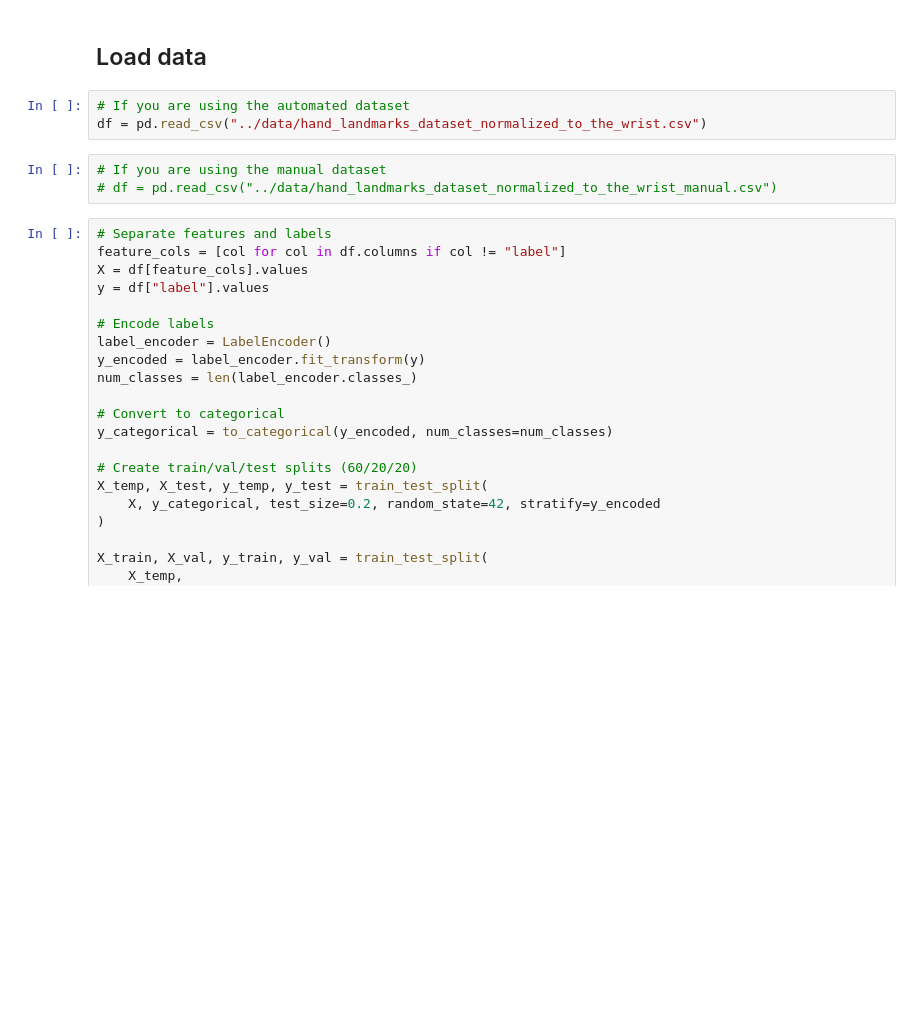
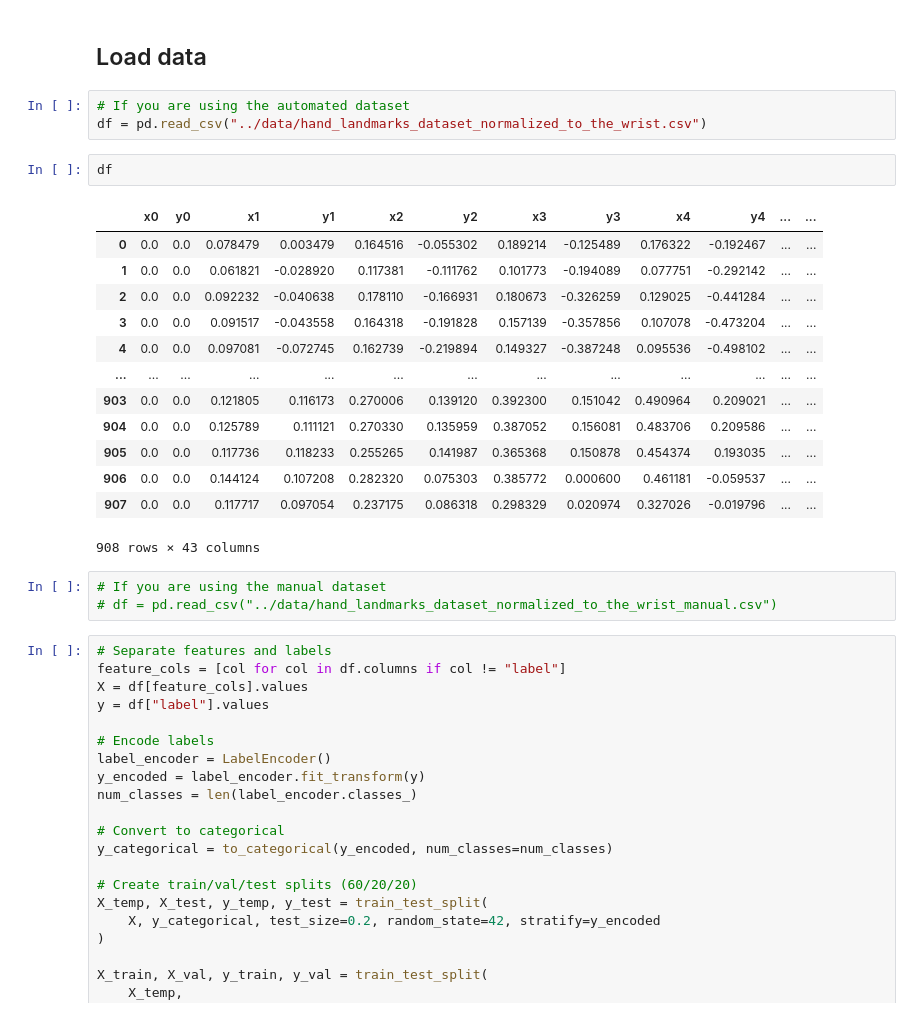
Before and after one commit to katanaboi/AirSketch, a Jupyter notebook: notebooks/neural_network.ipynb, the cells around one changed output. Saved outputs shown, nothing was run; the diff lists cells and outputs as text; blank space fills up the shorter version.

```diff
--- a/notebooks/neural_network.ipynb
+++ b/notebooks/neural_network.ipynb
@@ -9,6 +9,22 @@ import pandas as pd
 # %%
 # If you are using the automated dataset
 df = pd.read_csv("../data/hand_landmarks_dataset_normalized_to_the_wrist.csv")
+# %%
+df
+# %% [output]
+|  | x0 | y0 | x1 | y1 | x2 | y2 | x3 | y3 | x4 | y4 | ... | ... |
+| 0 | 0.0 | 0.0 | 0.078479 | 0.003479 | 0.164516 | -0.055302 | 0.189214 | -0.125489 | 0.176322 | -0.192467 | ... | ... |
+| 1 | 0.0 | 0.0 | 0.061821 | -0.028920 | 0.117381 | -0.111762 | 0.101773 | -0.194089 | 0.077751 | -0.292142 | ... | ... |
+| 2 | 0.0 | 0.0 | 0.092232 | -0.040638 | 0.178110 | -0.166931 | 0.180673 | -0.326259 | 0.129025 | -0.441284 | ... | ... |
+| 3 | 0.0 | 0.0 | 0.091517 | -0.043558 | 0.164318 | -0.191828 | 0.157139 | -0.357856 | 0.107078 | -0.473204 | ... | ... |
+| 4 | 0.0 | 0.0 | 0.097081 | -0.072745 | 0.162739 | -0.219894 | 0.149327 | -0.387248 | 0.095536 | -0.498102 | ... | ... |
+| ... | ... | ... | ... | ... | ... | ... | ... | ... | ... | ... | ... | ... |
+| 903 | 0.0 | 0.0 | 0.121805 | 0.116173 | 0.270006 | 0.139120 | 0.392300 | 0.151042 | 0.490964 | 0.209021 | ... | ... |
+| 904 | 0.0 | 0.0 | 0.125789 | 0.111121 | 0.270330 | 0.135959 | 0.387052 | 0.156081 | 0.483706 | 0.209586 | ... | ... |
+| 905 | 0.0 | 0.0 | 0.117736 | 0.118233 | 0.255265 | 0.141987 | 0.365368 | 0.150878 | 0.454374 | 0.193035 | ... | ... |
+| 906 | 0.0 | 0.0 | 0.144124 | 0.107208 | 0.282320 | 0.075303 | 0.385772 | 0.000600 | 0.461181 | -0.059537 | ... | ... |
+| 907 | 0.0 | 0.0 | 0.117717 | 0.097054 | 0.237175 | 0.086318 | 0.298329 | 0.020974 | 0.327026 | -0.019796 | ... | ... |
+908 rows × 43 columns
 # %%
 # If you are using the manual dataset
 # df = pd.read_csv("../data/hand_landmarks_dataset_normalized_to_the_wrist_manual.csv")
```
Also changed, not shown: parts of 8 cells of this notebook.
